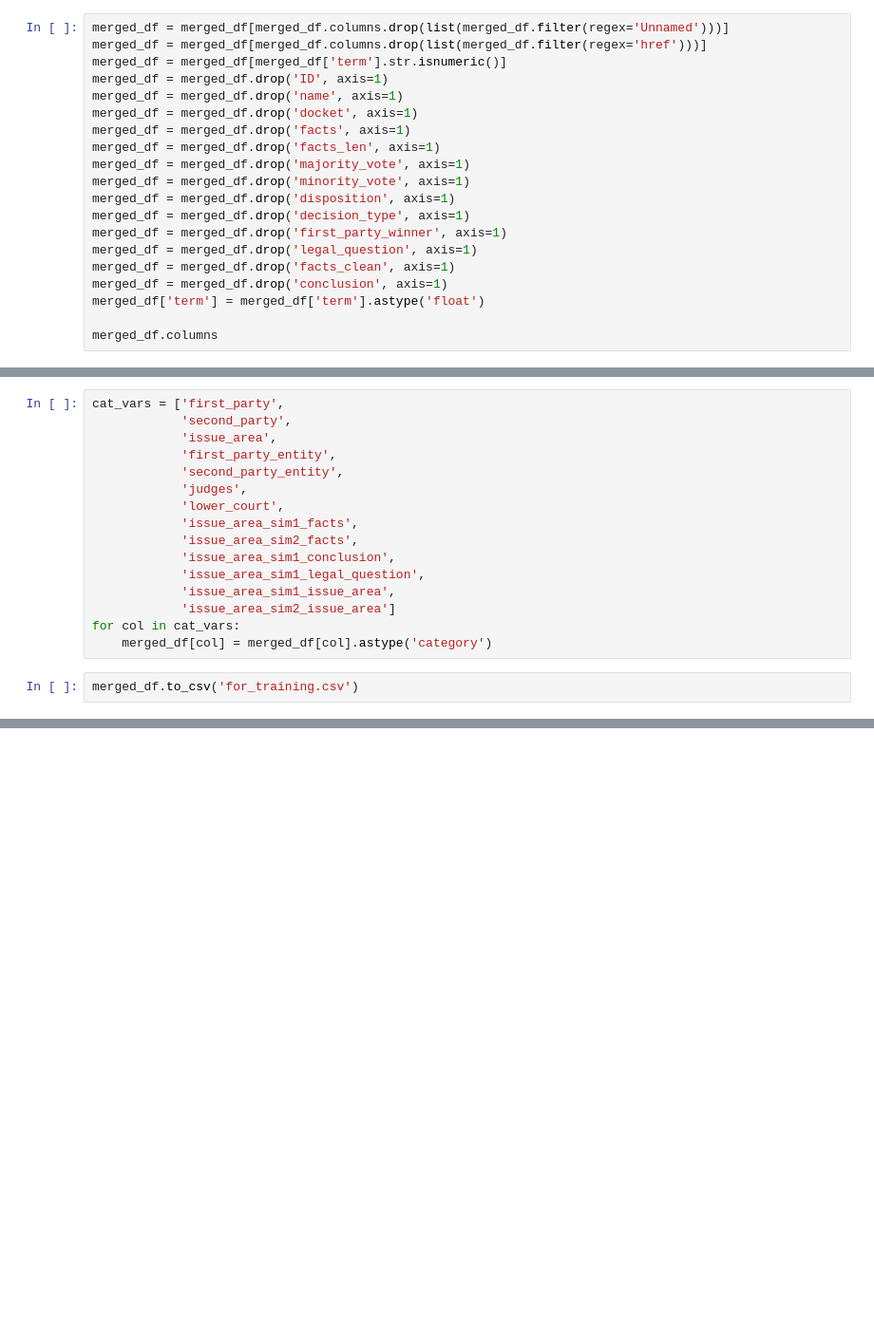
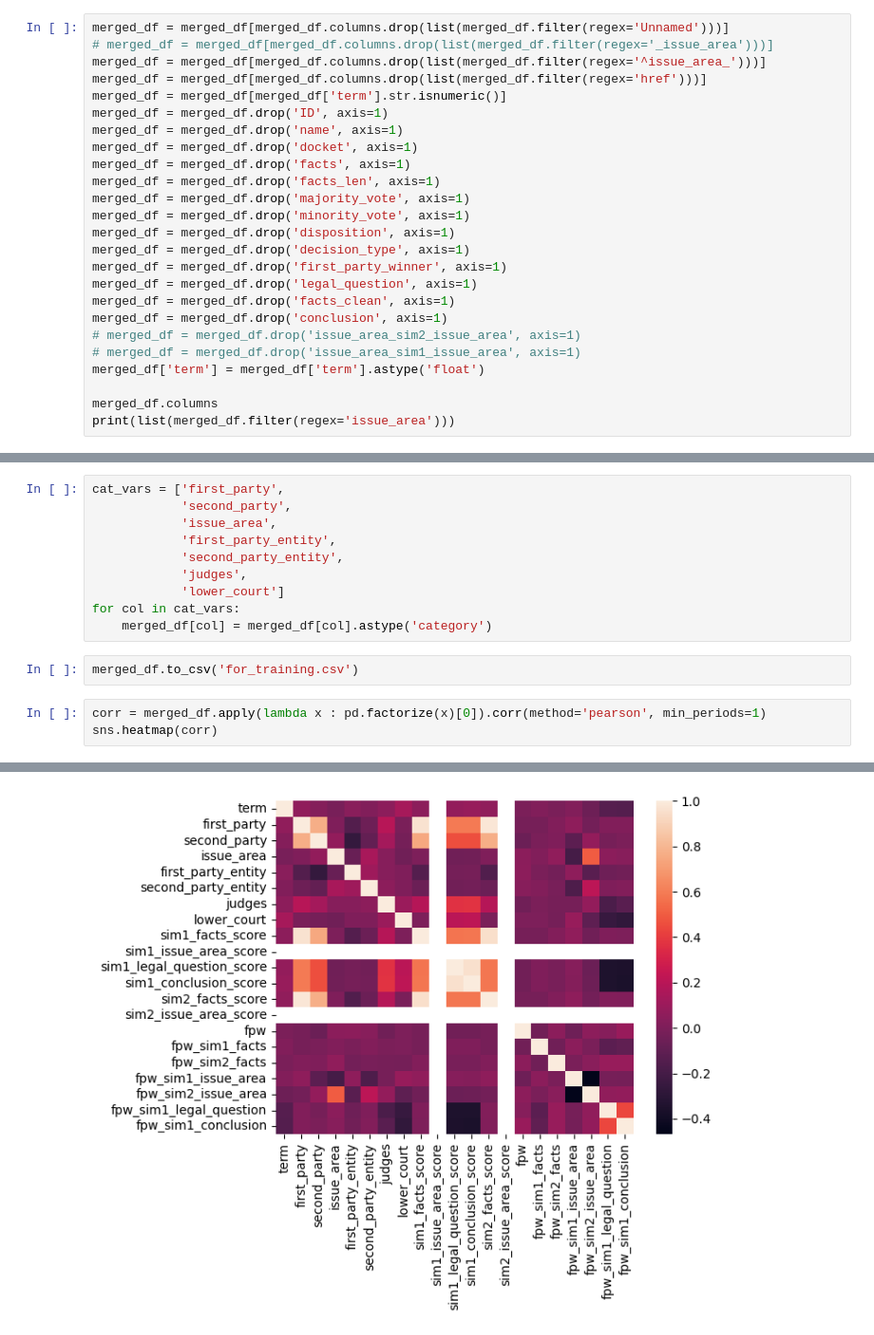
Before and after one commit to RMLanders/filevine_casestudy, a Jupyter notebook: model_train_issue_area.ipynb, the cells around one changed output, grey strips where cells are left out. Shown at 95% size. Cells and saved outputs as stored; diff of their text form; blank space fills up the shorter version.

```diff
--- a/model_train_issue_area.ipynb
+++ b/model_train_issue_area.ipynb
@@ -51,5 +94,7 @@ merged_df = merged_df[merged_df['issue_area'].notna()]
 # %%
 merged_df = merged_df[merged_df.columns.drop(list(merged_df.filter(regex='Unnamed')))]
+# merged_df = merged_df[merged_df.columns.drop(list(merged_df.filter(regex='_issue_area')))]
+merged_df = merged_df[merged_df.columns.drop(list(merged_df.filter(regex='^issue_area_')))]
 merged_df = merged_df[merged_df.columns.drop(list(merged_df.filter(regex='href')))]
 merged_df = merged_df[merged_df['term'].str.isnumeric()]
 merged_df = merged_df.drop('ID', axis=1)
@@ -65,6 +110,9 @@ merged_df = merged_df.drop('first_party_winner', axis=1)
 merged_df = merged_df.drop('legal_question', axis=1)
 merged_df = merged_df.drop('facts_clean', axis=1)
 merged_df = merged_df.drop('conclusion', axis=1)
+# merged_df = merged_df.drop('issue_area_sim2_issue_area', axis=1)
+# merged_df = merged_df.drop('issue_area_sim1_issue_area', axis=1)
 merged_df['term'] = merged_df['term'].astype('float')
 
 merged_df.columns
+print(list(merged_df.filter(regex='issue_area')))
@@ -75,14 +125,12 @@ cat_vars = ['first_party',
             'first_party_entity',
             'second_party_entity',
             'judges',
-            'lower_court',
-            'issue_area_sim1_facts',
-            'issue_area_sim2_facts',
-            'issue_area_sim1_conclusion',
-            'issue_area_sim1_legal_question',
-            'issue_area_sim1_issue_area',
-            'issue_area_sim2_issue_area']
+            'lower_court']
 for col in cat_vars:
     merged_df[col] = merged_df[col].astype('category')
 # %%
 merged_df.to_csv('for_training.csv')
+# %%
+corr = merged_df.apply(lambda x : pd.factorize(x)[0]).corr(method='pearson', min_periods=1)
+sns.heatmap(corr)
+# %% [output]
@@ -88,0 +138 @@ merged_df.to_csv('for_training.csv')
+[figure, added]
```
Also changed, not shown: parts of 21 cells of this notebook, 1 other file.
